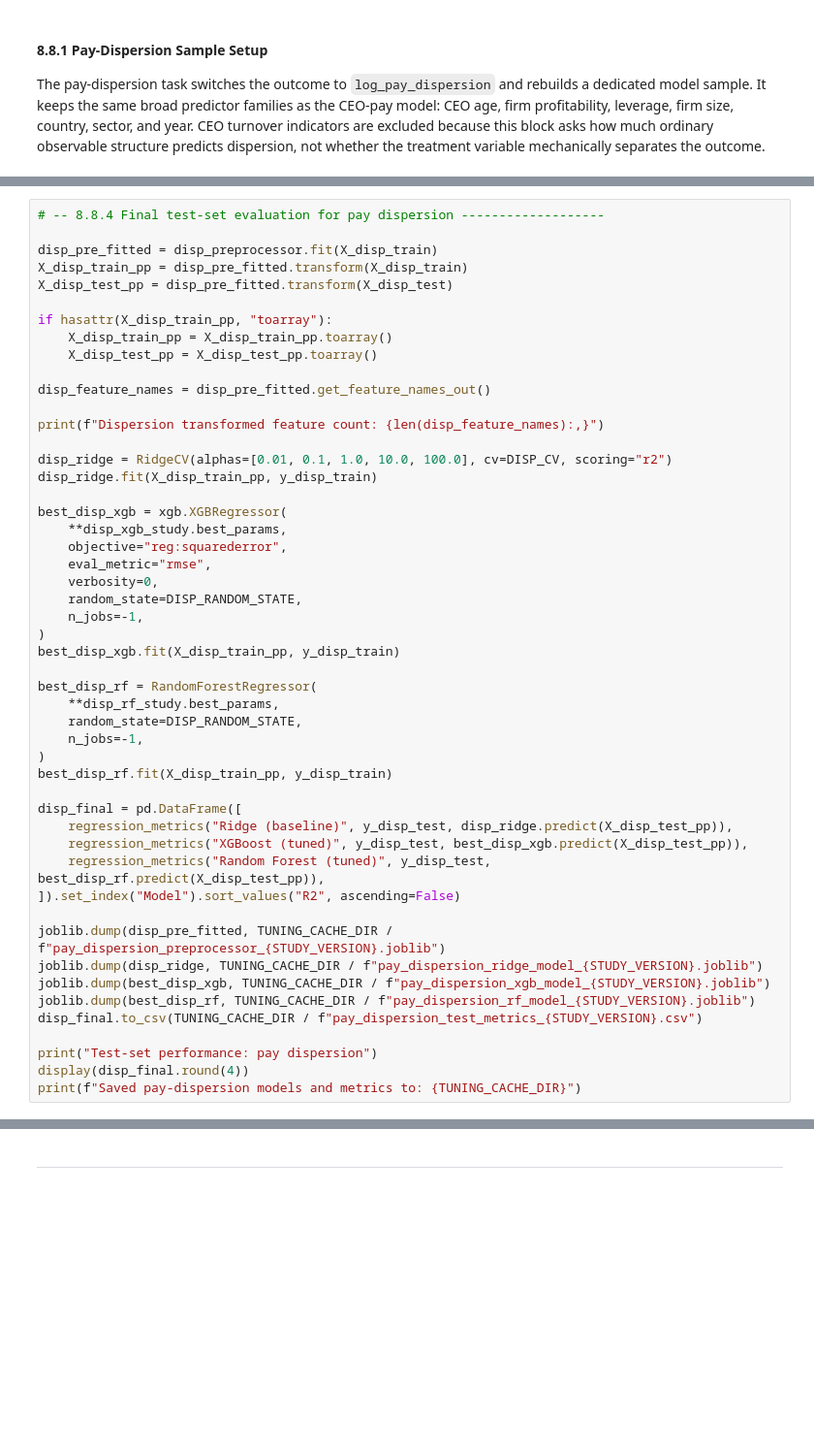
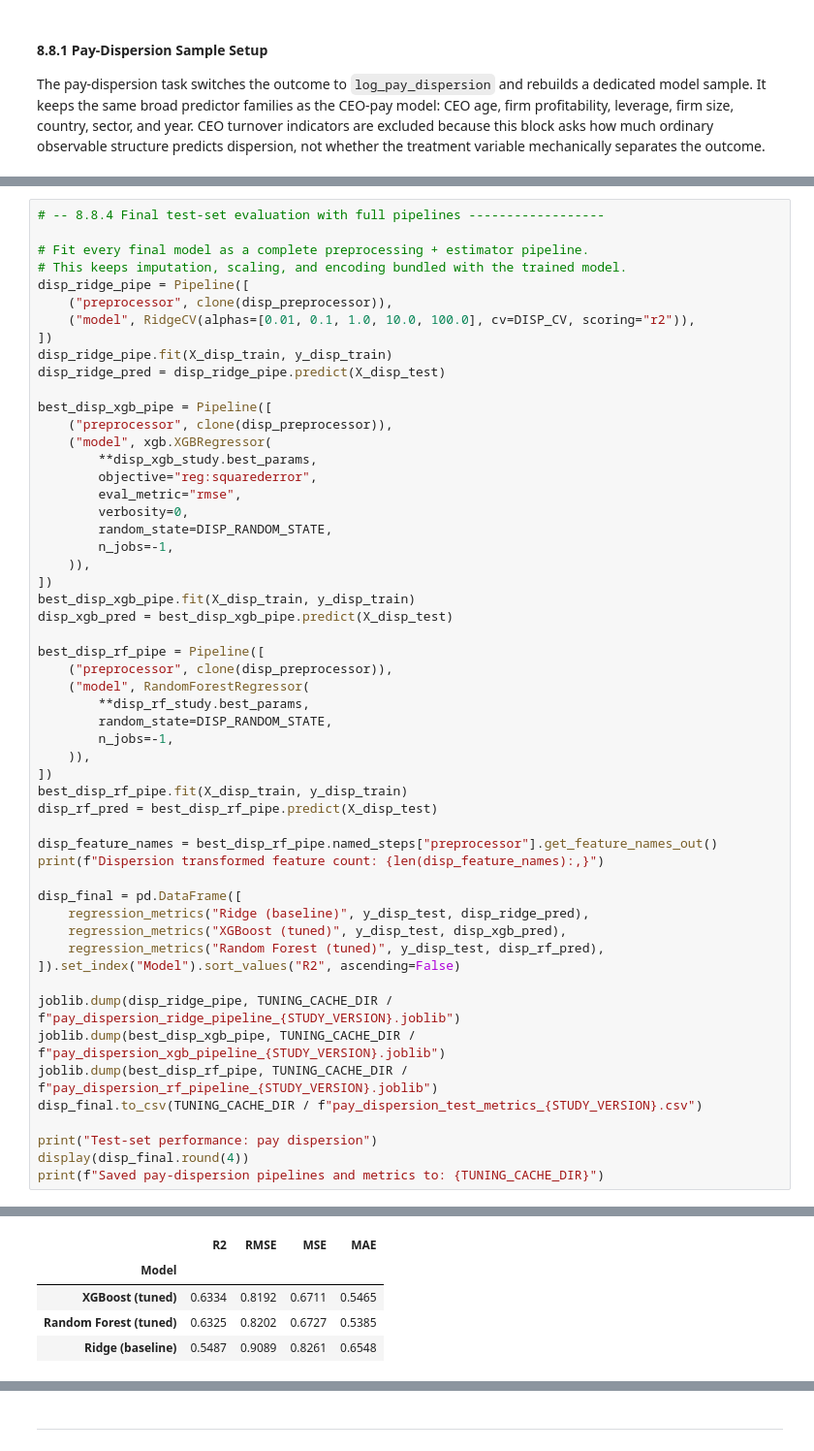
Before and after one commit to rizkyakbar-tud/DAI, a Jupyter notebook: mission/proposals_st26/mission_proposal_Akbar-Zduńczyk copy.ipynb, the cells around one changed output, grey strips where cells are left out. Shown at 97% size. Saved outputs shown, nothing was run; the diff lists cells and outputs as text; blank space fills up the shorter version.

```diff
--- a/mission/proposals_st26/mission_proposal_Akbar-Zduńczyk copy.ipynb
+++ b/mission/proposals_st26/mission_proposal_Akbar-Zduńczyk copy.ipynb
@@ -5609,50 +5815,55 @@ The tuned pay-dispersion models are retrained on the full training period and co
 # %%
-# -- 8.8.4 Final test-set evaluation for pay dispersion -------------------
+# -- 8.8.4 Final test-set evaluation with full pipelines ------------------
 
-disp_pre_fitted = disp_preprocessor.fit(X_disp_train)
-X_disp_train_pp = disp_pre_fitted.transform(X_disp_train)
-X_disp_test_pp = disp_pre_fitted.transform(X_disp_test)
+# Fit every final model as a complete preprocessing + estimator pipeline.
+# This keeps imputation, scaling, and encoding bundled with the trained model.
+disp_ridge_pipe = Pipeline([
+    ("preprocessor", clone(disp_preprocessor)),
+    ("model", RidgeCV(alphas=[0.01, 0.1, 1.0, 10.0, 100.0], cv=DISP_CV, scoring="r2")),
+])
+disp_ridge_pipe.fit(X_disp_train, y_disp_train)
+disp_ridge_pred = disp_ridge_pipe.predict(X_disp_test)
 
-if hasattr(X_disp_train_pp, "toarray"):
-    X_disp_train_pp = X_disp_train_pp.toarray()
-    X_disp_test_pp = X_disp_test_pp.toarray()
+best_disp_xgb_pipe = Pipeline([
+    ("preprocessor", clone(disp_preprocessor)),
+    ("model", xgb.XGBRegressor(
+        **disp_xgb_study.best_params,
+        objective="reg:squarederror",
+        eval_metric="rmse",
+        verbosity=0,
+        random_state=DISP_RANDOM_STATE,
+        n_jobs=-1,
+    )),
+])
+best_disp_xgb_pipe.fit(X_disp_train, y_disp_train)
+disp_xgb_pred = best_disp_xgb_pipe.predict(X_disp_test)
 
-disp_feature_names = disp_pre_fitted.get_feature_names_out()
+best_disp_rf_pipe = Pipeline([
+    ("preprocessor", clone(disp_preprocessor)),
+    ("model", RandomForestRegressor(
+        **disp_rf_study.best_params,
+        random_state=DISP_RANDOM_STATE,
+        n_jobs=-1,
+    )),
+])
+best_disp_rf_pipe.fit(X_disp_train, y_disp_train)
+disp_rf_pred = best_disp_rf_pipe.predict(X_disp_test)
 
+disp_feature_names = best_disp_rf_pipe.named_steps["preprocessor"].get_feature_names_out()
 print(f"Dispersion transformed feature count: {len(disp_feature_names):,}")
 
-disp_ridge = RidgeCV(alphas=[0.01, 0.1, 1.0, 10.0, 100.0], cv=DISP_CV, scoring="r2")
-disp_ridge.fit(X_disp_train_pp, y_disp_train)
-
-best_disp_xgb = xgb.XGBRegressor(
-    **disp_xgb_study.best_params,
-    objective="reg:squarederror",
-    eval_metric="rmse",
-    verbosity=0,
-    random_state=DISP_RANDOM_STATE,
-    n_jobs=-1,
-)
-best_disp_xgb.fit(X_disp_train_pp, y_disp_train)
-
-best_disp_rf = RandomForestRegressor(
-    **disp_rf_study.best_params,
-    random_state=DISP_RANDOM_STATE,
-    n_jobs=-1,
-)
-best_disp_rf.fit(X_disp_train_pp, y_disp_train)
-
 disp_final = pd.DataFrame([
-    regression_metrics("Ridge (baseline)", y_disp_test, disp_ridge.predict(X_disp_test_pp)),
-    regression_metrics("XGBoost (tuned)", y_disp_test, best_disp_xgb.predict(X_disp_test_pp)),
-    regression_metrics("Random Forest (tuned)", y_disp_test, best_disp_rf.predict(X_disp_test_pp)),
+    regression_metrics("Ridge (baseline)", y_disp_test, disp_ridge_pred),
+    regression_metrics("XGBoost (tuned)", y_disp_test, disp_xgb_pred),
+    regression_metrics("Random Forest (tuned)", y_disp_test, disp_rf_pred),
 ]).set_index("Model").sort_values("R2", ascending=False)
 
-joblib.dump(disp_pre_fitted, TUNING_CACHE_DIR / f"pay_dispersion_preprocessor_{STUDY_VERSION}.joblib")
-joblib.dump(disp_ridge, TUNING_CACHE_DIR / f"pay_dispersion_ridge_model_{STUDY_VERSION}.joblib")
-joblib.dump(best_disp_xgb, TUNING_CACHE_DIR / f"pay_dispersion_xgb_model_{STUDY_VERSION}.joblib")
-joblib.dump(best_disp_rf, TUNING_CACHE_DIR / f"pay_dispersion_rf_model_{STUDY_VERSION}.joblib")
+joblib.dump(disp_ridge_pipe, TUNING_CACHE_DIR / f"pay_dispersion_ridge_pipeline_{STUDY_VERSION}.joblib")
+joblib.dump(best_disp_xgb_pipe, TUNING_CACHE_DIR / f"pay_dispersion_xgb_pipeline_{STUDY_VERSION}.joblib")
+joblib.dump(best_disp_rf_pipe, TUNING_CACHE_DIR / f"pay_dispersion_rf_pipeline_{STUDY_VERSION}.joblib")
 disp_final.to_csv(TUNING_CACHE_DIR / f"pay_dispersion_test_metrics_{STUDY_VERSION}.csv")
 
 print("Test-set performance: pay dispersion")
 display(disp_final.round(4))
-print(f"Saved pay-dispersion models and metrics to: {TUNING_CACHE_DIR}")
+print(f"Saved pay-dispersion pipelines and metrics to: {TUNING_CACHE_DIR}")
+# %% [output]
@@ -5658,0 +5872,5 @@ print(f"Saved pay-dispersion models and metrics to: {TUNING_CACHE_DIR}")
+|  | R2 | RMSE | MSE | MAE |
+| Model |  |  |  |  |
+| XGBoost (tuned) | 0.6334 | 0.8192 | 0.6711 | 0.5465 |
+| Random Forest (tuned) | 0.6325 | 0.8202 | 0.6727 | 0.5385 |
+| Ridge (baseline) | 0.5487 | 0.9089 | 0.8261 | 0.6548 |
```
Also changed, not shown: parts of 25 cells of this notebook.
